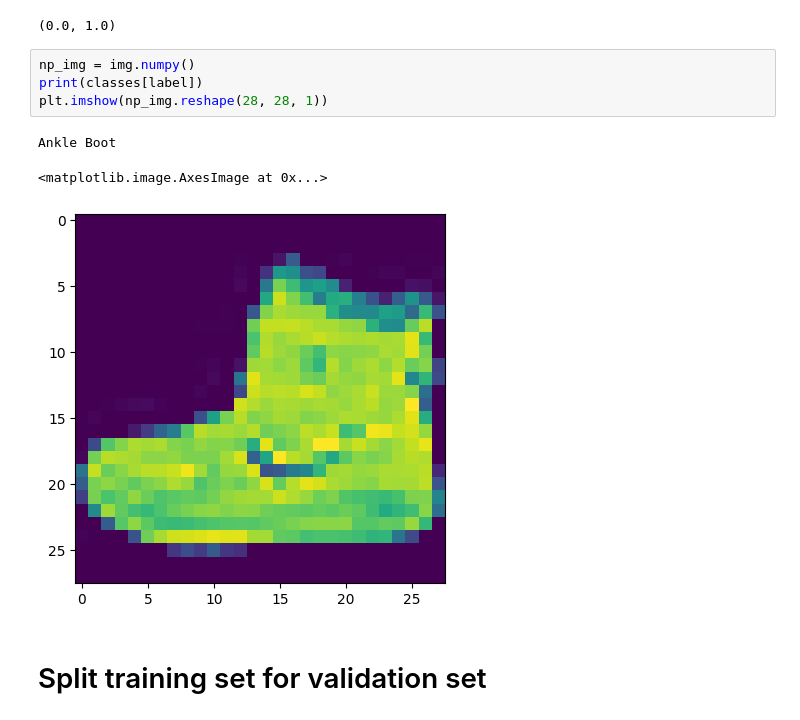
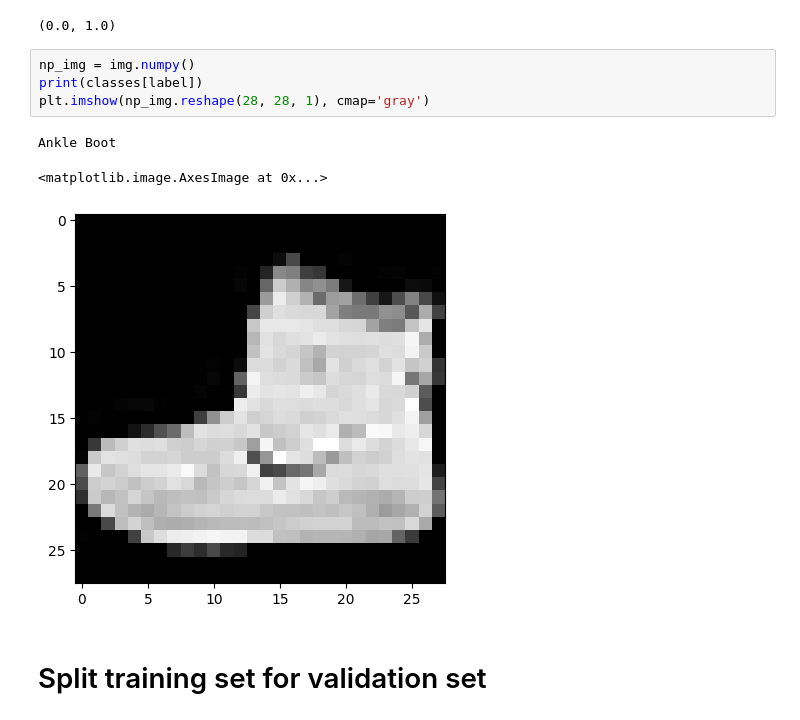
Before and after one commit to Thiraput01/My_ML_learning, a Jupyter notebook: CNN/FashionMNIST_CNN.ipynb, the cells around one changed output. Saved outputs shown, nothing was run; the diff lists cells and outputs as text.

```diff
--- a/CNN/FashionMNIST_CNN.ipynb
+++ b/CNN/FashionMNIST_CNN.ipynb
@@ -69,11 +69,11 @@ torch.min(img).item(), torch.max(img).item()
 # %%
 np_img = img.numpy()
 print(classes[label])
-plt.imshow(np_img.reshape(28, 28, 1))
+plt.imshow(np_img.reshape(28, 28, 1), cmap='gray')
 # %% [output]
 Ankle Boot
 <matplotlib.image.AxesImage at 0x...>
-[figure, old version]
+[figure, new version]
 # %% [markdown]
 
 # Split training set for validation set
```
Also changed, not shown: parts of 9 cells of this notebook.
